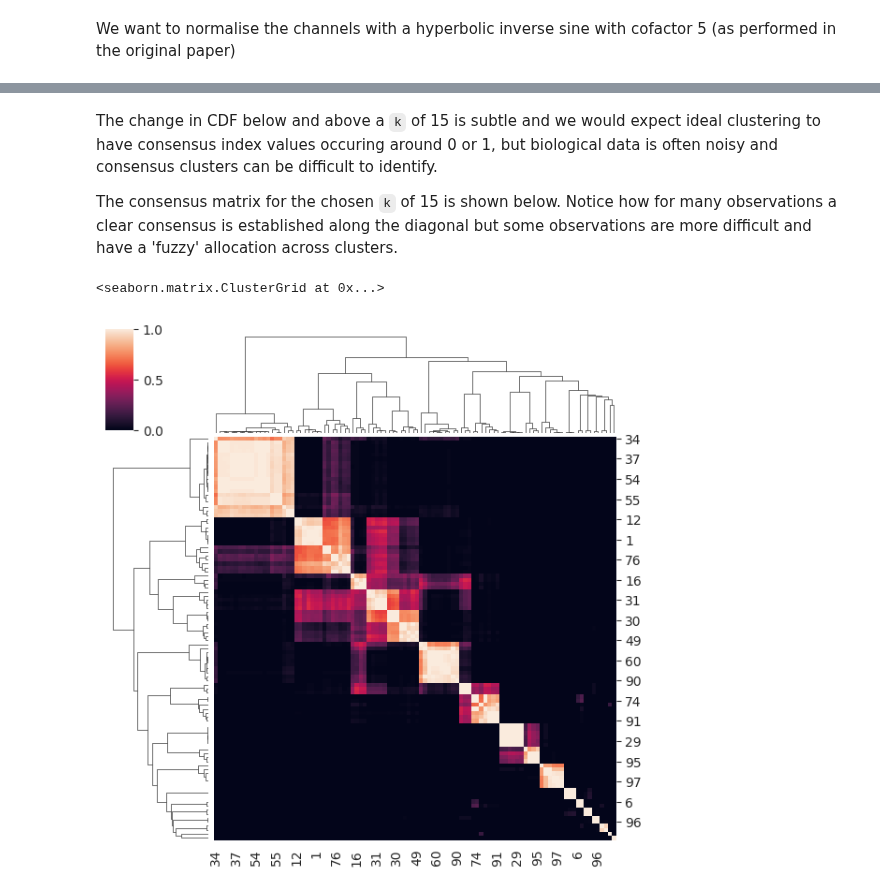
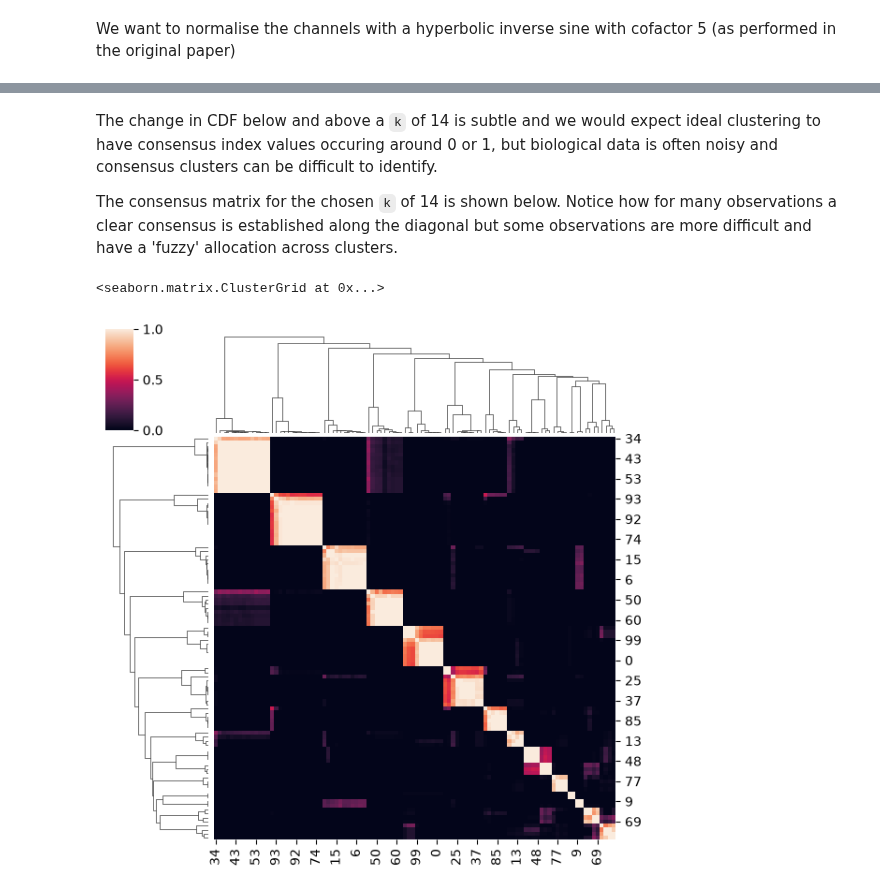
Before and after one commit to scverse/pytometry, a Jupyter notebook: docs/examples/03_flowsom.ipynb, the cells around one changed output, grey strips where cells are left out. Saved outputs shown, nothing was run; the diff lists cells and outputs as text; code cells hidden in the pictures.

```diff
--- a/docs/examples/03_flowsom.ipynb
+++ b/docs/examples/03_flowsom.ipynb
@@ -145,9 +162,7 @@ adata_flowsom, cluster_objs = pm.tl.flowsom_clustering(
     adata=adata_arcsinh,
     key_added="flowsom_clusters",
     som_dim=(10, 10),
-    sigma=1.0,
-    learning_rate=0.5,
-    batch_size=500,
+    n_epochs=10,
     seed=42,
     min_clusters=10,
     max_clusters=20,
@@ -232,9 +278,10 @@ cluster_objs["consensus_clustering"].plot_cdf()
 # %% [markdown]
-The change in CDF below and above a `k` of 15 is subtle and we would expect ideal clustering to have consensus index values occuring around 0 or 1, but biological data is often noisy and consensus clusters can be difficult to identify.
+The change in CDF below and above a `k` of 14 is subtle and we would expect ideal clustering to have consensus index values occuring around 0 or 1, but biological data is often noisy and consensus clusters can be difficult to identify.
 
-The consensus matrix for the chosen `k` of 15 is shown below. Notice how for many observations a clear consensus is established along the diagonal but some observations are more difficult and have a 'fuzzy' allocation across clusters.
+The consensus matrix for the chosen `k` of 14 is shown below. Notice how for many observations a clear consensus is established along the diagonal but some observations are more difficult and have a 'fuzzy' allocation across clusters.
 # %%
-cluster_objs["consensus_clustering"].plot_clustermap(15, figsize=(6, 6))
+n_clusters = adata_flowsom.obs["flowsom_clusters"].nunique()
+cluster_objs["consensus_clustering"].plot_clustermap(n_clusters, figsize=(6, 6))
 # %% [output]
 <seaborn.matrix.ClusterGrid at 0x...>
-[figure, old version]
+[figure, new version]
```
Also changed, not shown: parts of 21 cells of this notebook, 15 other files.
